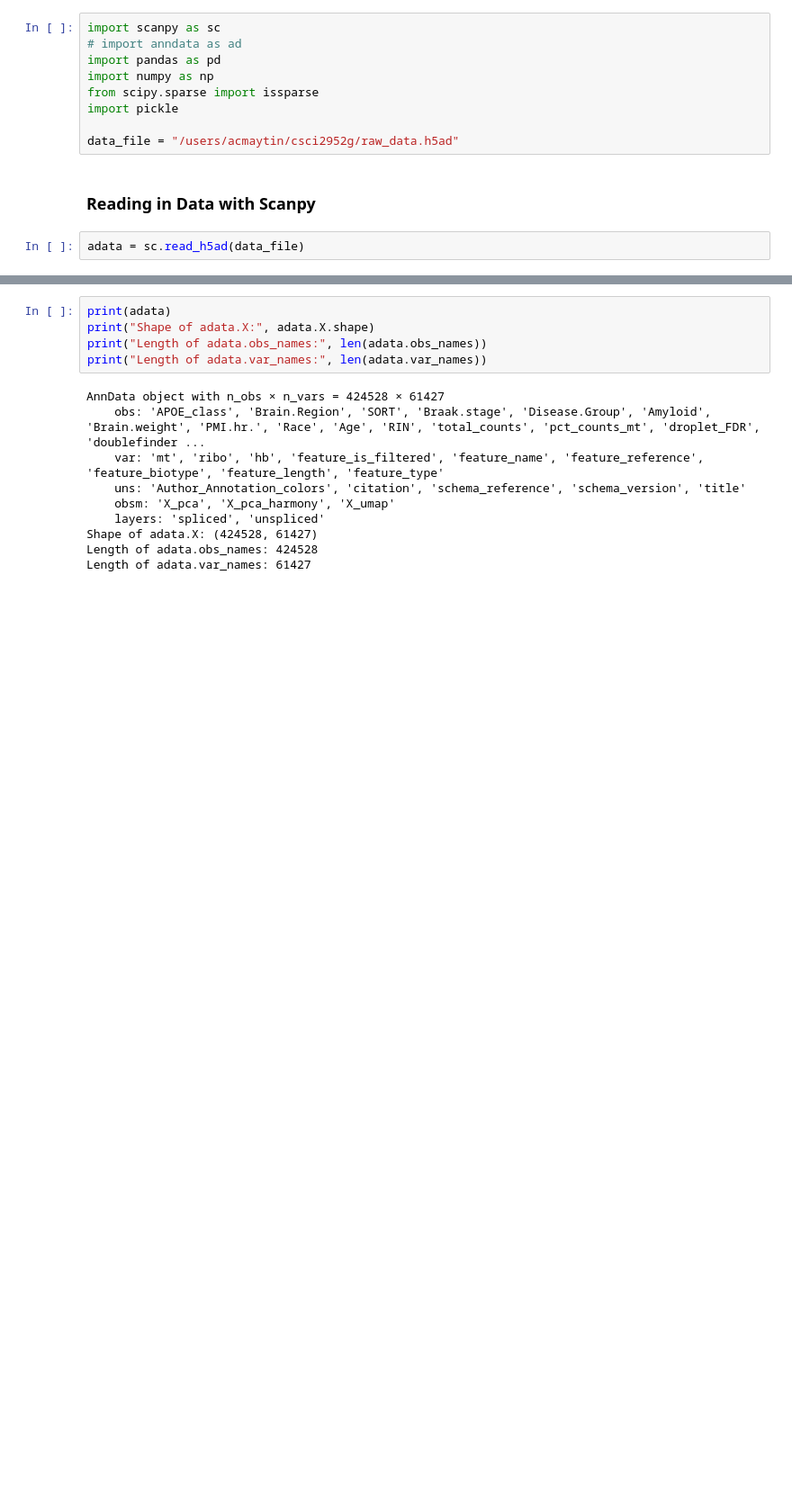
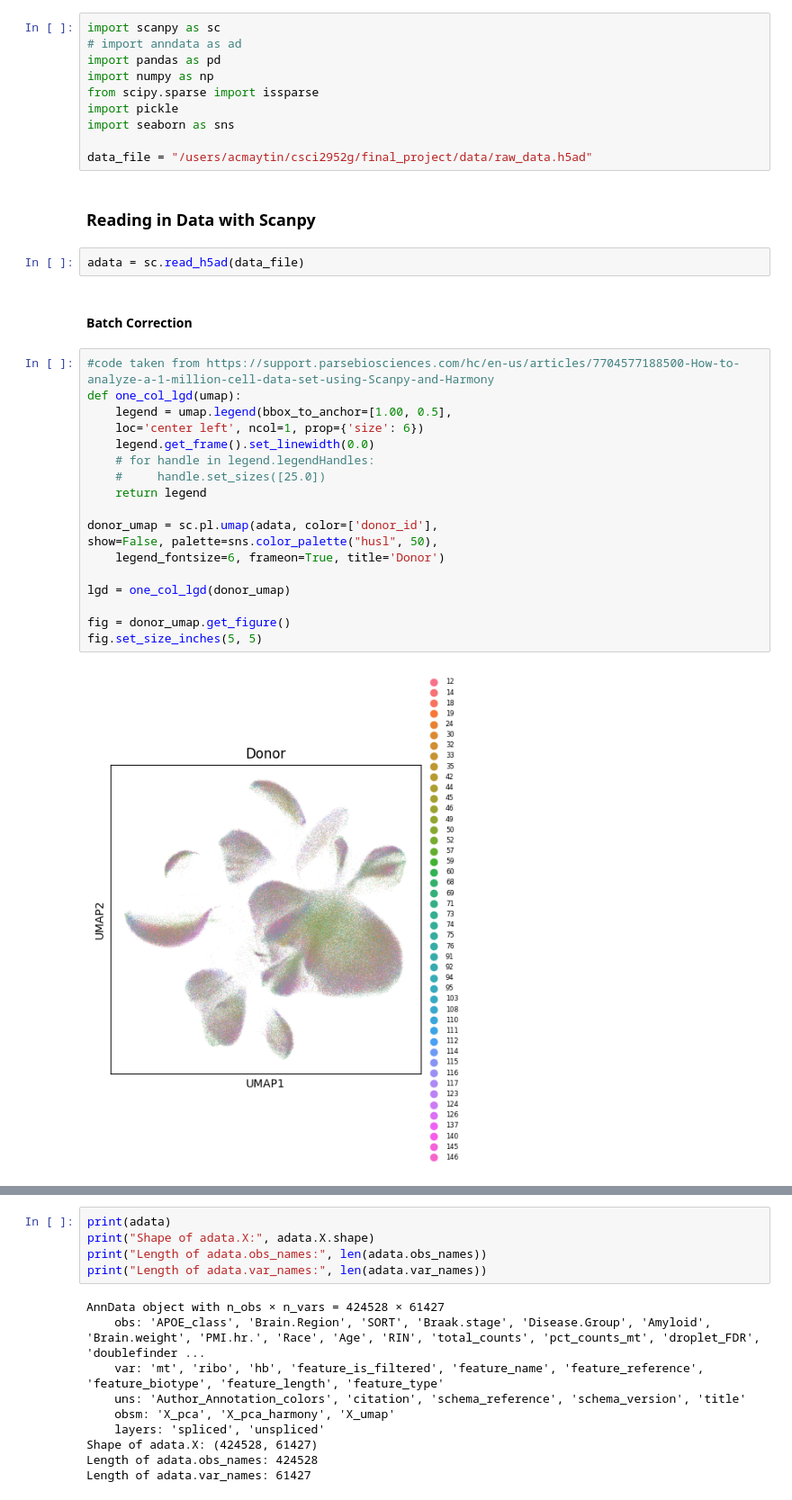
Before and after one commit to a3maytin/DL_Genomics_Final_Project, a Jupyter notebook: load_data.ipynb, the cells around one changed output, grey strips where cells are left out. Shown: that part at 90% size. Drawn from its saved outputs; the diff is of its cells as text; blank space fills up the shorter version.

```diff
--- a/load_data.ipynb
+++ b/load_data.ipynb
@@ -5,9 +5,32 @@ import pandas as pd
 import numpy as np
 from scipy.sparse import issparse
 import pickle
+import seaborn as sns
 
-data_file = "/users/acmaytin/csci2952g/raw_data.h5ad"
+data_file = "/users/acmaytin/csci2952g/final_project/data/raw_data.h5ad"
 # %% [markdown]
 ### Reading in Data with Scanpy
 # %%
 adata = sc.read_h5ad(data_file)
+# %% [markdown]
+#### Batch Correction
+# %%
+#code taken from https://support.parsebiosciences.com/hc/en-us/articles/7704577188500-How-to-analyze-a-1-million-cell-data-set-using-Scanpy-and-Harmony
+def one_col_lgd(umap):
+    legend = umap.legend(bbox_to_anchor=[1.00, 0.5],
+    loc='center left', ncol=1, prop={'size': 6})
+    legend.get_frame().set_linewidth(0.0)
+    # for handle in legend.legendHandles:
+    #     handle.set_sizes([25.0])
+    return legend
+
+donor_umap = sc.pl.umap(adata, color=['donor_id'],
+show=False, palette=sns.color_palette("husl", 50),
+    legend_fontsize=6, frameon=True, title='Donor')
+
+lgd = one_col_lgd(donor_umap)
+
+fig = donor_umap.get_figure()
+fig.set_size_inches(5, 5)
+# %% [output]
+[figure, added]
```
Also changed, not shown: parts of 5 cells of this notebook, 9 other files.
